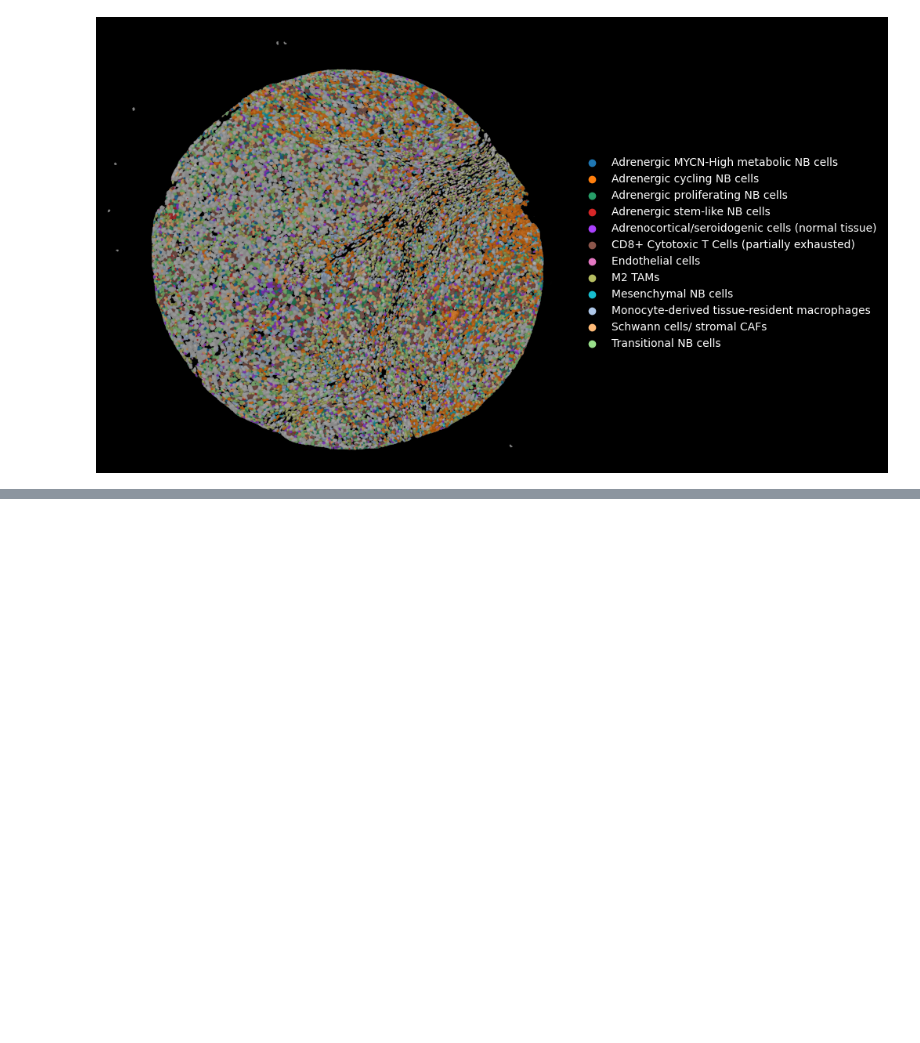
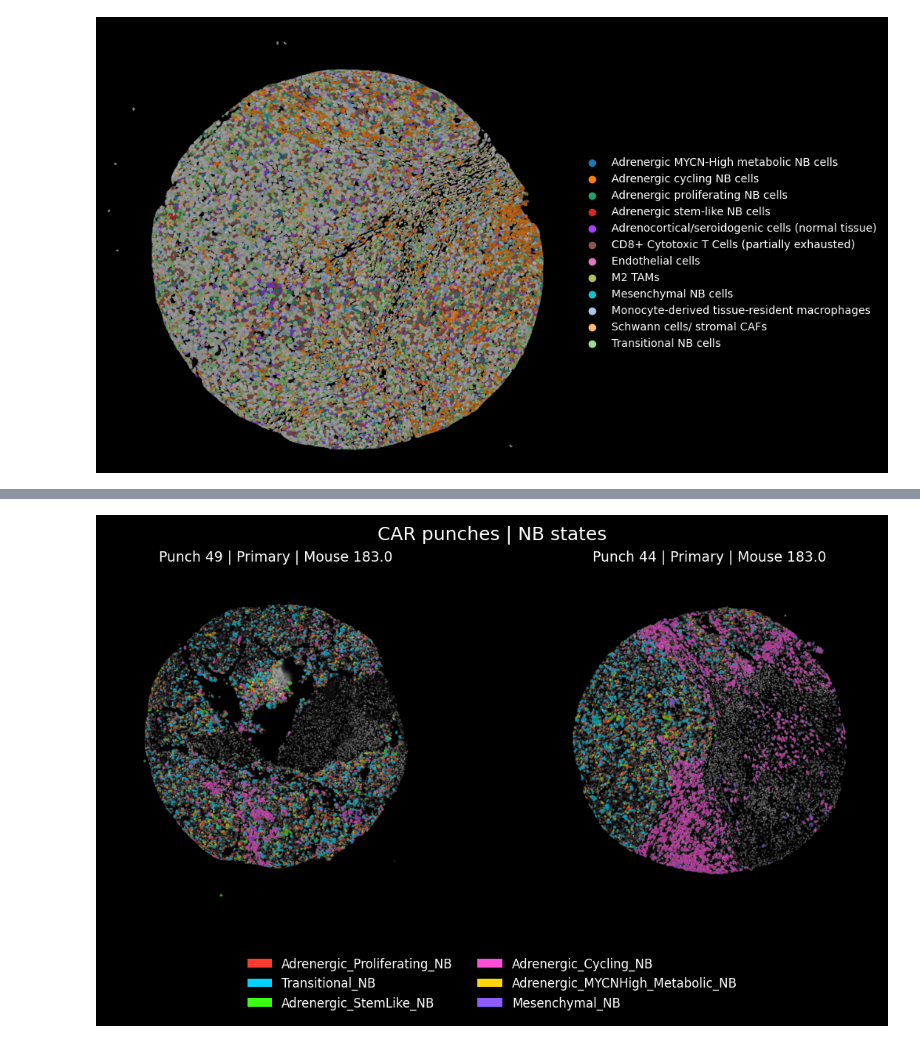
Before and after one commit to gkanfer/neuroblastoma_tmp, a Jupyter notebook: report_3_supp1_high_res_image.ipynb, the cells around one changed output, grey strips where cells are left out. Cells and saved outputs as stored; diff of their text form; code cells hidden in the pictures; blank space fills up the shorter version.

```diff
--- a/report_3_supp1_high_res_image.ipynb
+++ b/report_3_supp1_high_res_image.ipynb
@@ -57,12 +57,12 @@ annotation_colors = {
     "DISCARD": "#F2F2F2",
 
     # NB / tumor states: all gray for now
-    "Adrenergic_Proliferating_NB": "#EDDE0C",
-    "Transitional_NB": "#5E672A",
-    "Adrenergic_StemLike_NB": "#7EFA02",
-    "Adrenergic_Cycling_NB": "#CDC820",
-    "Adrenergic_MYCNHigh_Metabolic_NB": "#D8A10A",
-    "Mesenchymal_NB": "#11D167",
+    "Adrenergic_Proliferating_NB": "#FF3B30",
+    "Transitional_NB": "#00D1FF",
+    "Adrenergic_StemLike_NB": "#39FF14",
+    "Adrenergic_Cycling_NB": "#FF4FD8",
+    "Adrenergic_MYCNHigh_Metabolic_NB": "#FFD60A",
+    "Mesenchymal_NB": "#8E5CFF",
 
     # Non-NB compartments
     "Schwann_CAF": "#C49A6C",
@@ -97,0 +231,10 @@ sdata_obj.plot_punch(
+# %%
+fig_nb_car = make_highres_panel(
+    punches=car_punches_small,
+    active_labels=nb_annotations,
+    palette=nb_palette,
+    panel_title="CAR punches | NB states",
+)
+plt.show()
+# %% [output]
+[figure, added]
```
Also changed, not shown: parts of 4 cells of this notebook, 3 other files.
